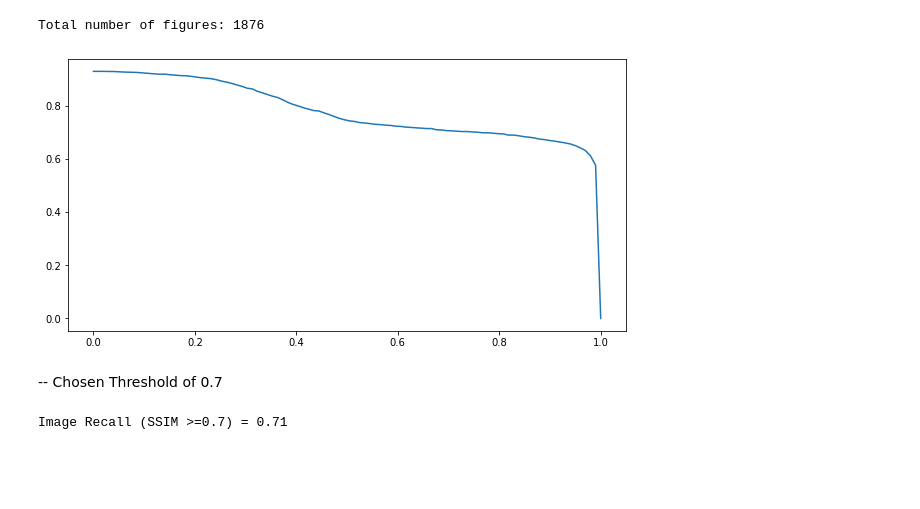
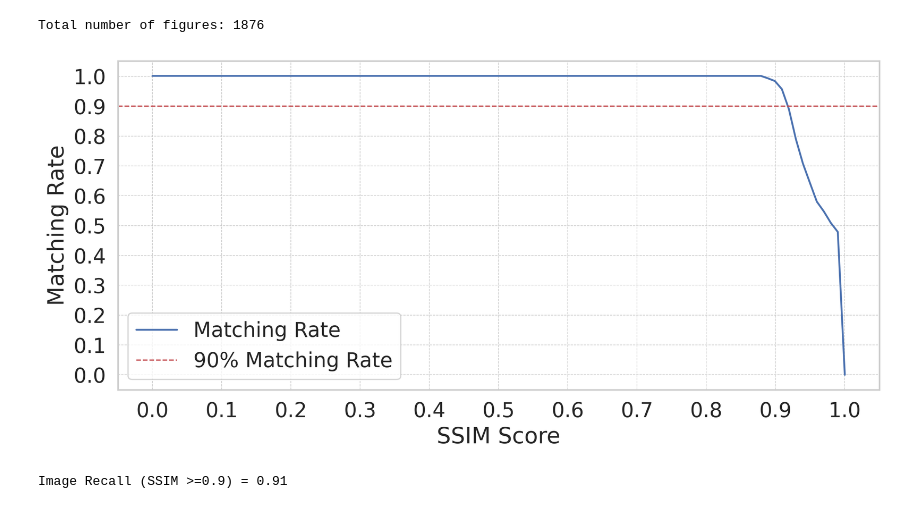
Before and after one commit to danielmoreira/sciint, a Jupyter notebook: PDF Image Extraction.ipynb, the cells around one changed output. Saved outputs shown, nothing was run; the diff lists cells and outputs as text; code cells hidden in the pictures; blank space fills up the shorter version.

```diff
--- a/PDF Image Extraction.ipynb
+++ b/PDF Image Extraction.ipynb
@@ -384,14 +433,26 @@ for chosen_score in np.linspace(0,1,num=100):
                 if score > chosen_score:
                     hit+=1
     hits.append(hit)
-# %%
-plt.figure(figsize=(10,5))
-plt.plot(np.linspace(0,1,num=100), np.array(hits)/1876)
-plt.show()
-# %% [output]
-[figure, removed]
-# %% [markdown]
--- Chosen Threshold of 0.7
+# %%
+# Plotting the hits curve
+plt.figure(figsize=(10,5), dpi=300)
+sns.set_theme(style="whitegrid", font_scale=1.5)
+plt.rcParams.update({'font.size': 22})
+plt.plot(np.linspace(0,1,num=100), np.array(hits)/1742)
+# plot line in success rate = 0.7
+plt.axhline(0.9, color='r', linestyle='--', linewidth=1)
+# make grid visible on 0.7
+plt.grid(True, which='both', linestyle='--', linewidth=0.5)
+plt.yticks(np.arange(0,1.1,0.1))
+plt.xticks(np.arange(0,1.1,0.1))
+plt.legend(['Matching Rate','90% Matching Rate'])
+plt.xlabel('SSIM Score')
+plt.ylabel('Matching Rate')
+plt.tight_layout()
+plt.savefig('ssim_curve.pdf')
+plt.show()
+# %% [output]
+[figure, added]
 # %%
 hit = 0
 for key in pdf_scores.keys():
@@ -402,6 +463,6 @@ for key in pdf_scores.keys():
                 hit+=1
 # %%
 result = hit / nfigs
-print(f"Image Recall (SSIM >=0.7) = {result:.02f}")
+print(f"Image Recall (SSIM >=0.9) = {result:.02f}")
 # %% [output]
-Image Recall (SSIM >=0.7) = 0.71
+Image Recall (SSIM >=0.9) = 0.91
```
Also changed, not shown: parts of 10 cells of this notebook.
